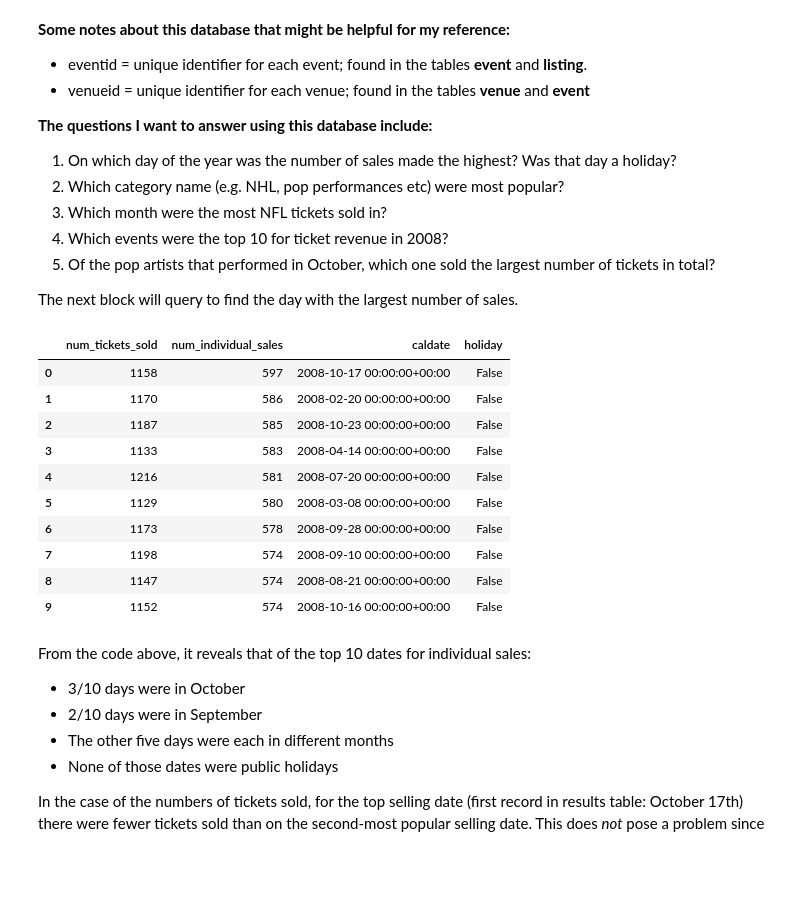
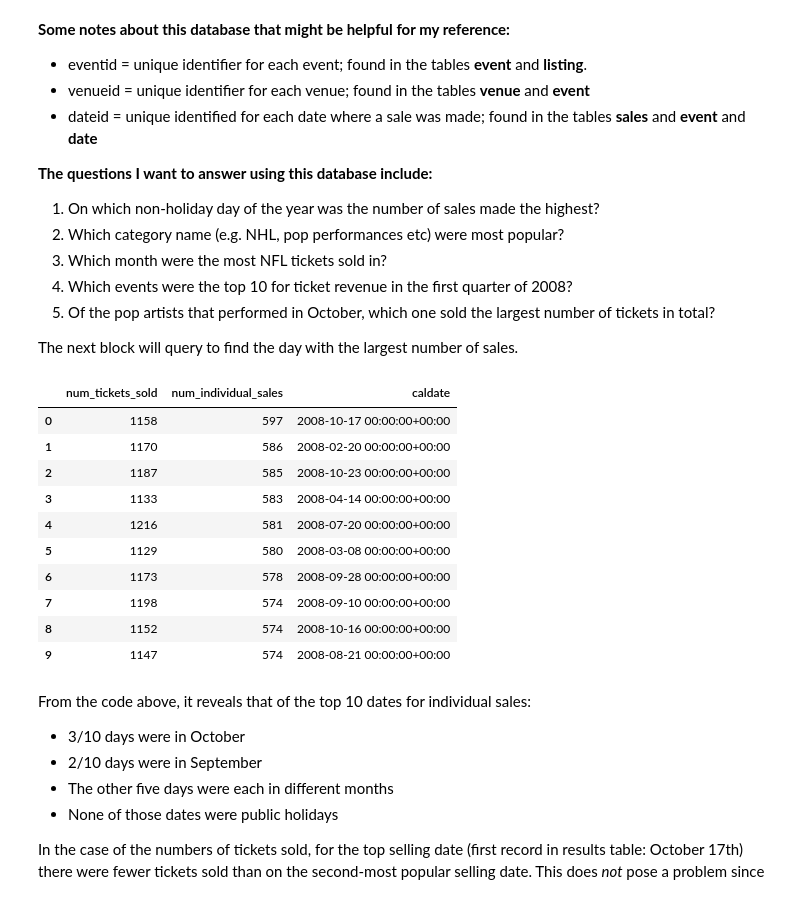
Before and after one commit to aeodeneal/sql3_ticket_sales, a Jupyter notebook: notebook.ipynb, the cells around one changed output. Saved outputs shown, nothing was run; the diff lists cells and outputs as text; code cells hidden in the pictures; blank space fills up the shorter version.

Commit message:
Add files via upload
Updated notebook based on project updates - includes questions asked, queries written, results from queries and comment where necessary.

```diff
--- a/notebook.ipynb
+++ b/notebook.ipynb
@@ -15,39 +15,40 @@ LIMIT (10);
 
 * eventid = unique identifier for each event; found in the tables **event** and **listing**.
 * venueid = unique identifier for each venue; found in the tables **venue** and **event**
+* dateid = unique identified for each date where a sale was made; found in the tables **sales** and **event** and **date**
 
 **The questions I want to answer using this database include:**
-1. On which day of the year was the number of sales made the highest? Was that day a holiday?
+1. On which non-holiday day of the year was the number of sales made the highest?
 2. Which category name (e.g. NHL, pop performances etc) were most popular?
 3. Which month were the most NFL tickets sold in?
-4. Which events were the top 10 for ticket revenue in 2008?
+4. Which events were the top 10 for ticket revenue in the first quarter of 2008?
 5. Of the pop artists that performed in October, which one sold the largest number of tickets in total?
 
 The next block will query to find the day with the largest number of sales.
 # %%
 SELECT
 	SUM(s.qtysold) AS num_tickets_sold, -- total number of tickets sold regardless of how many sales they were split into
 	COUNT(DISTINCT s.salesid) AS num_individual_sales, -- an individual sale may have bought multiple tickets, or just one
-	d.caldate, -- to identify the actual dates
-	d.holiday
+	d.caldate -- to identify the actual dates
 FROM sales AS s
 INNER JOIN date AS d -- aliased both tables for ease of writing out
 ON s.dateid = d.dateid
-GROUP BY s.dateid, d.caldate, d.holiday
+WHERE d.holiday = 'False'
+GROUP BY s.dateid, d.caldate
 ORDER BY num_individual_sales DESC
 LIMIT (10);
 # %% [output]
-|  | num_tickets_sold | num_individual_sales | caldate | holiday |
-| 0 | 1158 | 597 | 2008-10-17 00:00:00+00:00 | False |
-| 1 | 1170 | 586 | 2008-02-20 00:00:00+00:00 | False |
-| 2 | 1187 | 585 | 2008-10-23 00:00:00+00:00 | False |
-| 3 | 1133 | 583 | 2008-04-14 00:00:00+00:00 | False |
-| 4 | 1216 | 581 | 2008-07-20 00:00:00+00:00 | False |
-| 5 | 1129 | 580 | 2008-03-08 00:00:00+00:00 | False |
-| 6 | 1173 | 578 | 2008-09-28 00:00:00+00:00 | False |
-| 7 | 1198 | 574 | 2008-09-10 00:00:00+00:00 | False |
-| 8 | 1147 | 574 | 2008-08-21 00:00:00+00:00 | False |
-| 9 | 1152 | 574 | 2008-10-16 00:00:00+00:00 | False |
+|  | num_tickets_sold | num_individual_sales | caldate |
+| 0 | 1158 | 597 | 2008-10-17 00:00:00+00:00 |
+| 1 | 1170 | 586 | 2008-02-20 00:00:00+00:00 |
+| 2 | 1187 | 585 | 2008-10-23 00:00:00+00:00 |
+| 3 | 1133 | 583 | 2008-04-14 00:00:00+00:00 |
+| 4 | 1216 | 581 | 2008-07-20 00:00:00+00:00 |
+| 5 | 1129 | 580 | 2008-03-08 00:00:00+00:00 |
+| 6 | 1173 | 578 | 2008-09-28 00:00:00+00:00 |
+| 7 | 1198 | 574 | 2008-09-10 00:00:00+00:00 |
+| 8 | 1152 | 574 | 2008-10-16 00:00:00+00:00 |
+| 9 | 1147 | 574 | 2008-08-21 00:00:00+00:00 |
 # %% [markdown]
 From the code above, it reveals that of the top 10 dates for individual sales:
 
```
Also changed, not shown: parts of 6 cells of this notebook.
